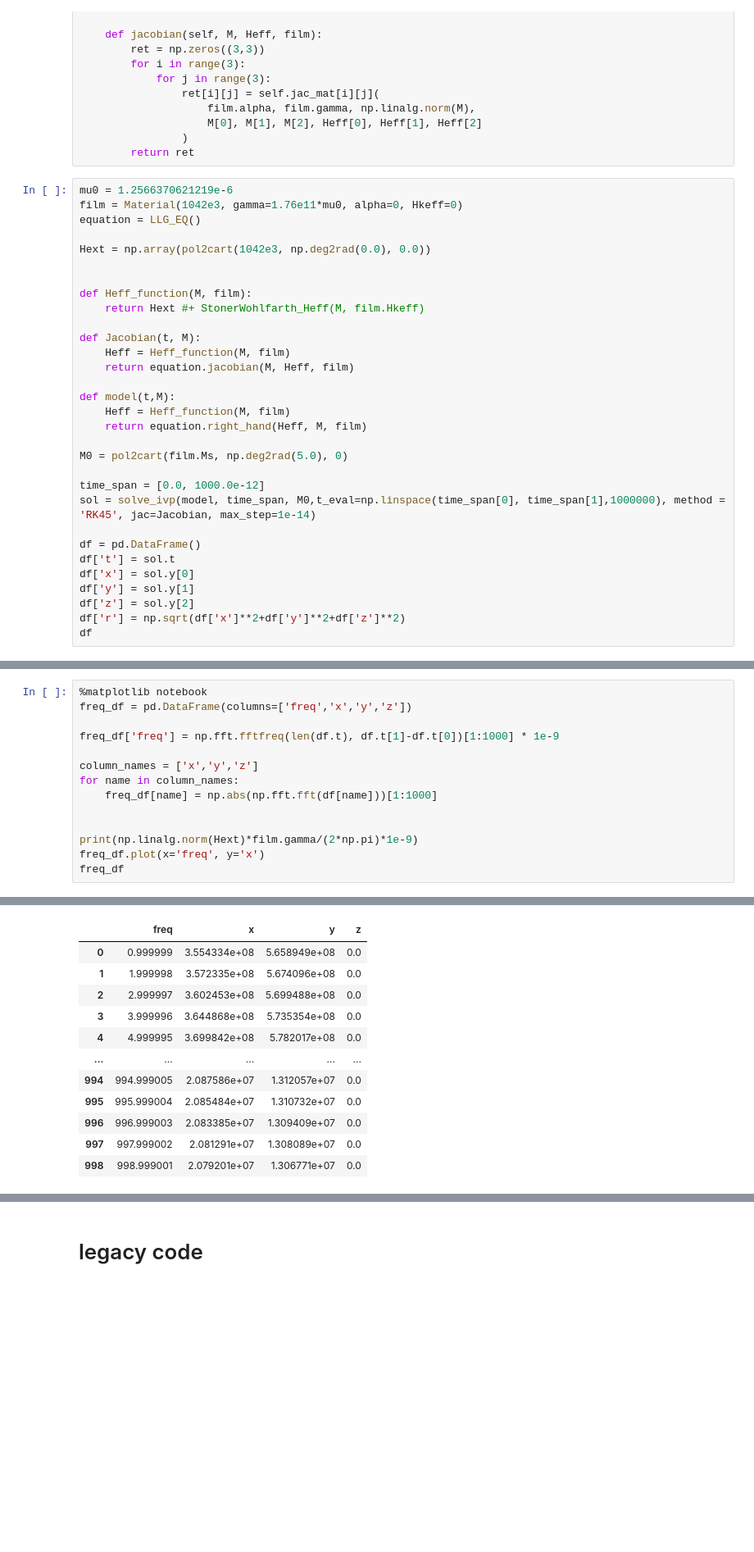
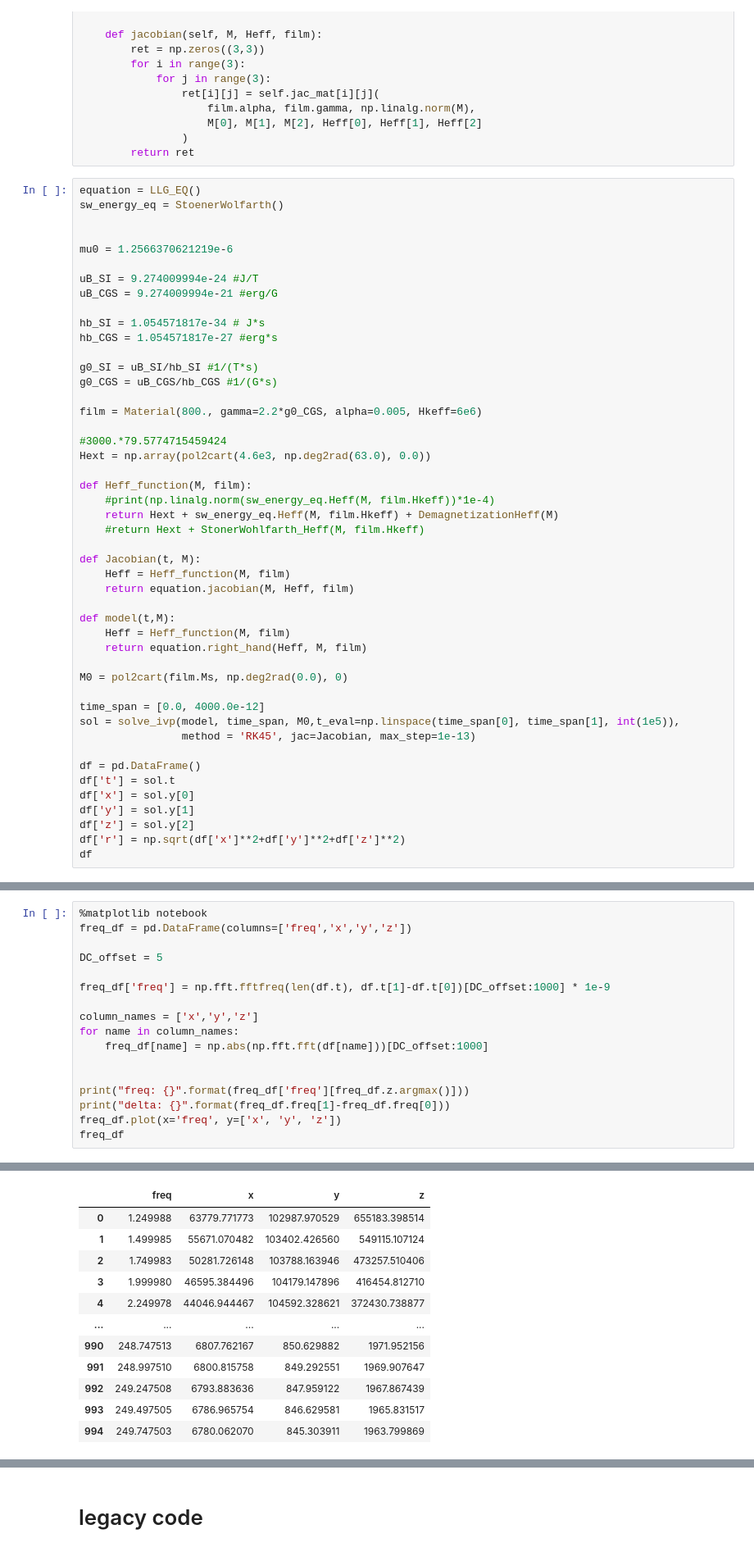
Before and after one commit to sashabusse/LLG_INT, a Jupyter notebook: model_1.ipynb, the cells around one changed output, grey strips where cells are left out. Shown at 82% size. Cells and saved outputs as stored; diff of their text form; blank space fills up the shorter version.

```diff
--- a/model_1.ipynb
+++ b/model_1.ipynb
@@ -130,15 +166,30 @@ class LLG_EQ:
                 )
         return ret
 # %%
-mu0 = 1.2566370621219e-6
-film = Material(1042e3, gamma=1.76e11*mu0, alpha=0, Hkeff=0)
 equation = LLG_EQ()
-
-Hext = np.array(pol2cart(1042e3, np.deg2rad(0.0), 0.0))
+sw_energy_eq = StoenerWolfarth()
 
 
+mu0 = 1.2566370621219e-6
+
+uB_SI = 9.274009994e-24 #J/T
+uB_CGS = 9.274009994e-21 #erg/G
+
+hb_SI = 1.054571817e-34 # J*s
+hb_CGS = 1.054571817e-27 #erg*s
+
+g0_SI = uB_SI/hb_SI #1/(T*s)
+g0_CGS = uB_CGS/hb_CGS #1/(G*s)
+
+film = Material(800., gamma=2.2*g0_CGS, alpha=0.005, Hkeff=6e6)
+
+#3000.*79.5774715459424
+Hext = np.array(pol2cart(4.6e3, np.deg2rad(63.0), 0.0))
+
 def Heff_function(M, film):
-    return Hext #+ StonerWohlfarth_Heff(M, film.Hkeff)
+    #print(np.linalg.norm(sw_energy_eq.Heff(M, film.Hkeff))*1e-4)
+    return Hext + sw_energy_eq.Heff(M, film.Hkeff) + DemagnetizationHeff(M)
+    #return Hext + StonerWohlfarth_Heff(M, film.Hkeff)
 
 def Jacobian(t, M):
     Heff = Heff_function(M, film)
@@ -148,10 +199,11 @@ def model(t,M):
     Heff = Heff_function(M, film)
     return equation.right_hand(Heff, M, film)
 
-M0 = pol2cart(film.Ms, np.deg2rad(5.0), 0)
+M0 = pol2cart(film.Ms, np.deg2rad(0.0), 0)
 
-time_span = [0.0, 1000.0e-12]
-sol = solve_ivp(model, time_span, M0,t_eval=np.linspace(time_span[0], time_span[1],1000000), method = 'RK45', jac=Jacobian, max_step=1e-14)
+time_span = [0.0, 4000.0e-12]
+sol = solve_ivp(model, time_span, M0,t_eval=np.linspace(time_span[0], time_span[1], int(1e5)),
+                method = 'RK45', jac=Jacobian, max_step=1e-13)
 
 df = pd.DataFrame()
 df['t'] = sol.t
@@ -198,14 +249,17 @@ ax.plot(sol.y[0], sol.y[1], sol.y[2])
 %matplotlib notebook
 freq_df = pd.DataFrame(columns=['freq','x','y','z'])
 
-freq_df['freq'] = np.fft.fftfreq(len(df.t), df.t[1]-df.t[0])[1:1000] * 1e-9
+DC_offset = 5
+
+freq_df['freq'] = np.fft.fftfreq(len(df.t), df.t[1]-df.t[0])[DC_offset:1000] * 1e-9
 
 column_names = ['x','y','z']
 for name in column_names:
-    freq_df[name] = np.abs(np.fft.fft(df[name]))[1:1000]
+    freq_df[name] = np.abs(np.fft.fft(df[name]))[DC_offset:1000]
 
 
-print(np.linalg.norm(Hext)*film.gamma/(2*np.pi)*1e-9)
-freq_df.plot(x='freq', y='x')
+print("freq: {}".format(freq_df['freq'][freq_df.z.argmax()]))
+print("delta: {}".format(freq_df.freq[1]-freq_df.freq[0]))
+freq_df.plot(x='freq', y=['x', 'y', 'z'])
 freq_df
 # %% [output]
@@ -213,14 +268,14 @@ freq_df
 [interactive output not drawn]
 [interactive output not drawn]
 |  | freq | x | y | z |
-| 0 | 0.999999 | 3.554334e+08 | 5.658949e+08 | 0.0 |
-| 1 | 1.999998 | 3.572335e+08 | 5.674096e+08 | 0.0 |
-| 2 | 2.999997 | 3.602453e+08 | 5.699488e+08 | 0.0 |
-| 3 | 3.999996 | 3.644868e+08 | 5.735354e+08 | 0.0 |
-| 4 | 4.999995 | 3.699842e+08 | 5.782017e+08 | 0.0 |
+| 0 | 1.249988 | 63779.771773 | 102987.970529 | 655183.398514 |
+| 1 | 1.499985 | 55671.070482 | 103402.426560 | 549115.107124 |
+| 2 | 1.749983 | 50281.726148 | 103788.163946 | 473257.510406 |
+| 3 | 1.999980 | 46595.384496 | 104179.147896 | 416454.812710 |
+| 4 | 2.249978 | 44046.944467 | 104592.328621 | 372430.738877 |
 | ... | ... | ... | ... | ... |
-| 994 | 994.999005 | 2.087586e+07 | 1.312057e+07 | 0.0 |
-| 995 | 995.999004 | 2.085484e+07 | 1.310732e+07 | 0.0 |
-| 996 | 996.999003 | 2.083385e+07 | 1.309409e+07 | 0.0 |
-| 997 | 997.999002 | 2.081291e+07 | 1.308089e+07 | 0.0 |
-| 998 | 998.999001 | 2.079201e+07 | 1.306771e+07 | 0.0 |
+| 990 | 248.747513 | 6807.762167 | 850.629882 | 1971.952156 |
+| 991 | 248.997510 | 6800.815758 | 849.292551 | 1969.907647 |
+| 992 | 249.247508 | 6793.883636 | 847.959122 | 1967.867439 |
+| 993 | 249.497505 | 6786.965754 | 846.629581 | 1965.831517 |
+| 994 | 249.747503 | 6780.062070 | 845.303911 | 1963.799869 |
```
Also changed, not shown: parts of 6 cells of this notebook, 6 other files.
